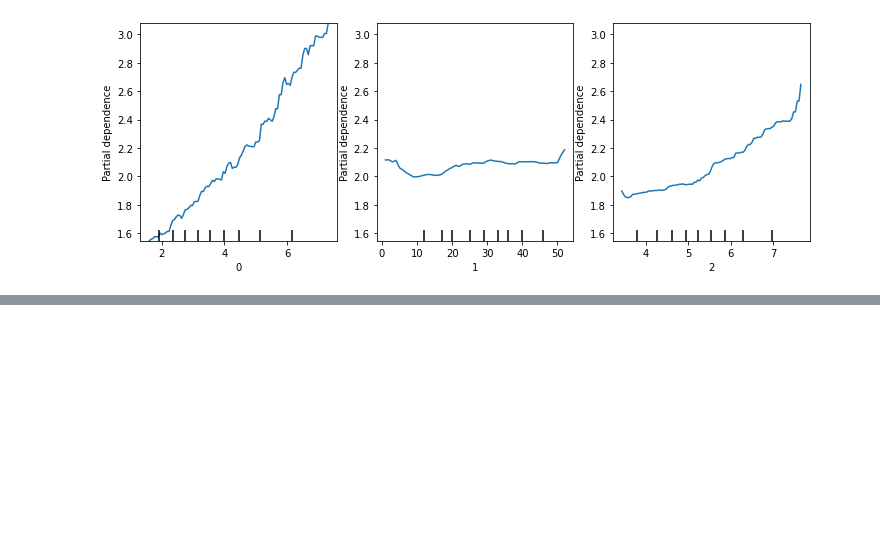
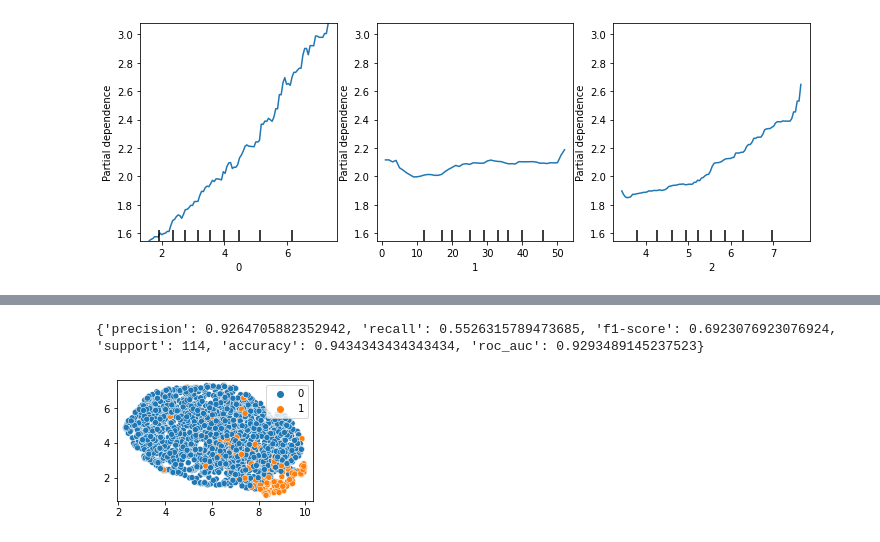
Before and after one commit to gavrevnik/analytics_tools, a Jupyter notebook: ML.ipynb, the cells around one changed output, grey strips where cells are left out. Cells and saved outputs as stored; diff of their text form; code cells hidden in the pictures; blank space fills up the shorter version.

```diff
--- a/ML.ipynb
+++ b/ML.ipynb
@@ -1734,0 +1772,46 @@ ml.draw_pdp(model, df_train, ['MedInc', 'HouseAge', 'AveRooms'])
+# %%
+# Создаем датасет с дисбалансом классов
+X, y = make_classification(
+    n_samples=3000,           # Общее число образцов
+    n_features=10,            # Число признаков
+    n_informative=5,          # Число информативных признаков
+    n_redundant=1,           # Число избыточных признаков
+    n_clusters_per_class=1,   # Число кластеров на класс
+    weights=[0.9, 0.1],     # Соотношение классов (дисбаланс)
+    flip_y=0.01,              # Доля объектов которым класс приписывается рандомно (шум)
+    class_sep = 0.9,         # степень разделимости классов (расстояние между кластерами)
+    random_state=42           # Фиксируем для воспроизводимости
+)
+# %%
+# смотрим на кластеры в 2D пространстве
+def view_clusters(X, y, random_state = 10):
+    df_2d = pd.DataFrame(ml.apply_2d_map(X, scaler=True, model_type = 'umap',
+                                        n_neighbors=15, min_dist=0.1, random_state=None))
+    ax = eda.get_subplots(size = (3, 2))
+    eda.make_plot('scatter', {'x' : df_2d[0].values, 'y' : df_2d[1].values, 'hue' : y})
+
+# здесь будем проверять как sampling методы влияют на качество
+def check_model_score(X, y, Sampler = None, sampling_strategy = 0.5, random_state = 5):
+
+    X_train, X_test, y_train, y_test = train_test_split(X, y, test_size=0.33, random_state = random_state)
+
+    # sampling
+    if Sampler is None:
+        X_train_s, y_train_s = X_train, y_train
+    else:
+        # sampling_strategy - len(minor_class) / len(major_class) after sampling
+        sampler = Sampler(sampling_strategy = sampling_strategy)
+        X_train_s, y_train_s = sampler.fit_resample(X_train, y_train)
+
+    model = RandomForestClassifier(random_state=random_state)
+    model.fit(X_train_s, y_train_s)
+    y_pred = model.predict(X_test) # предикт на валидационном датасете без семплинга
+    y_probability = model.predict_proba(X_test)[:, 1] # вероятность принадлежности к классу 1
+    print(ml.get_model_score(y_test, y_pred, is_clf = True, y_predict_probability = y_probability))
+    view_clusters(X_train_s, y_train_s)
+# %%
+# базовые результаты без применения разделителя
+check_model_score(X, y, Sampler = None)
+# %% [output]
+{'precision': 0.9264705882352942, 'recall': 0.5526315789473685, 'f1-score': 0.6923076923076924, 'support': 114, 'accuracy': 0.9434343434343434, 'roc_auc': 0.9293489145237523}
+[figure, added]
```
Also changed, not shown: parts of 8 cells of this notebook, 2 other files.
